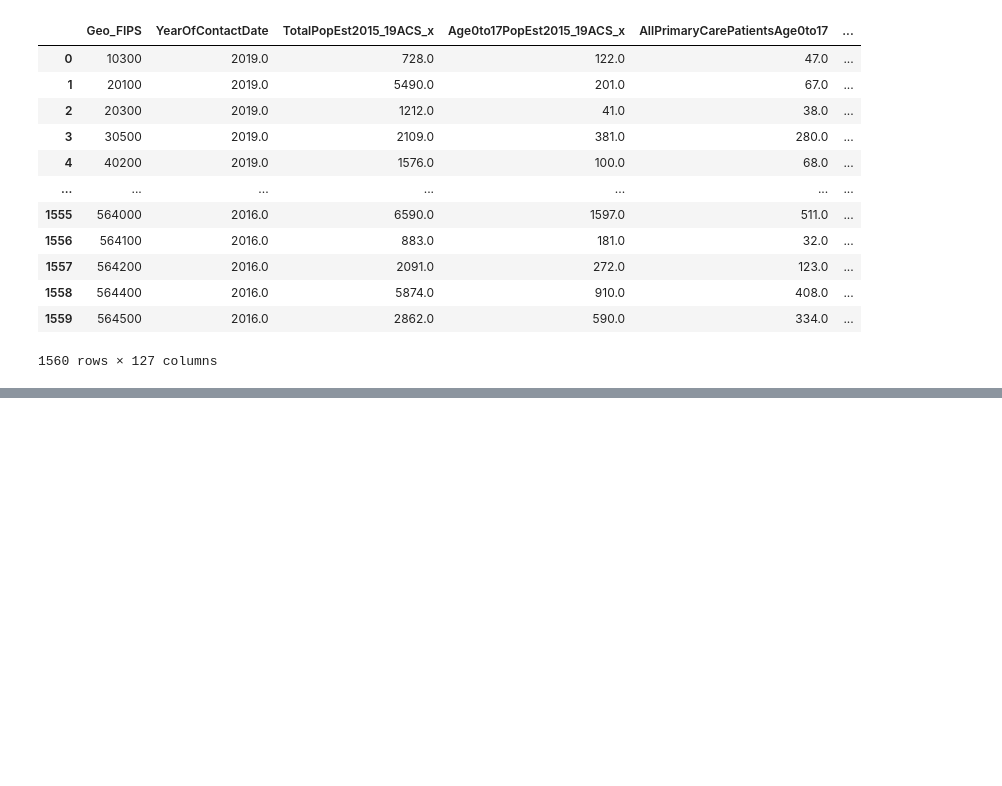
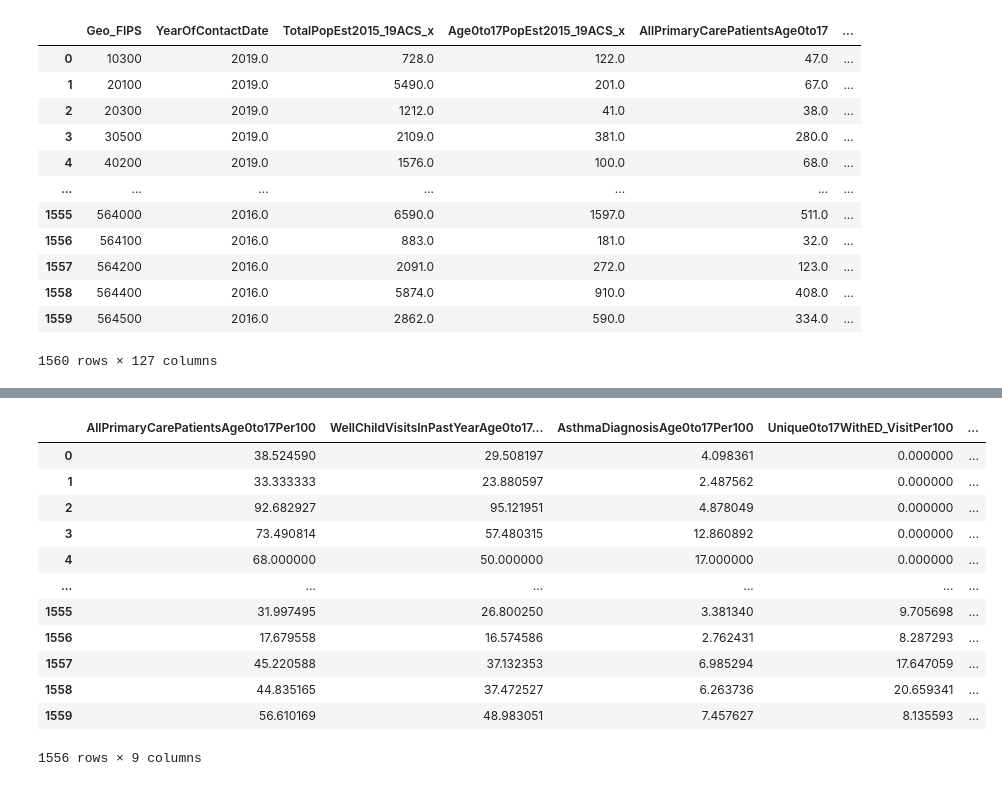
Before and after one commit to mbatheja/Allegheny_County_Asthma_ML, a Jupyter notebook: AsthmaUtilization_Cleaning.ipynb, the cells around one changed output, grey strips where cells are left out. Drawn from its saved outputs; the diff is of its cells as text; code cells hidden in the pictures; blank space fills up the shorter version.

```diff
--- a/AsthmaUtilization_Cleaning.ipynb
+++ b/AsthmaUtilization_Cleaning.ipynb
@@ -941,5 +940,4 @@ h2019 = pre1950housing.copy()
 h2019['Year'] = [2019]*len(h2019)
 pre1950 = pd.concat([h2016, h2017, h2018, h2019])
 pre1950
-test = data.merge(pre1950, how = 'left', left_on=['Geo_FIPS','YearOfContactDate'], right_on=['TRACT','Year'])
-test.to_csv('our-data/data_W_1950s.csv')
+data = data.merge(pre1950, how = 'left', left_on=['Geo_FIPS','YearOfContactDate'], right_on=['TRACT','Year'])
@@ -945,0 +969,9 @@ test.to_csv('our-data/data_W_1950s.csv')
+# %%
+#Thus, we drop data for this census tract
+data = data[data['Age0to17PopEst2015_19ACS_x']!= 0]
+
+#Separating out columns that we need to calculate a per100 value for
+per100Cols = data.columns.to_list()[4:15]
+#Removing for columns for those under 1 year old
+per100Cols = per100Cols[0:3]+per100Cols[4:7]+per100Cols[8:]
+per100Cols
@@ -945,0 +988,8 @@ test.to_csv('our-data/data_W_1950s.csv')
+# %%
+# For each column from the utilization data related to Age 0 to 17 population, we divide per population estimate
+# for this group
+
+for col in per100Cols:
+    data[col+'Per100'] = data[col]/data['Age0to17PopEst2015_19ACS_x']*100
+
+data.iloc[:, -9:].isna().sum()
@@ -945,0 +1007,16 @@ test.to_csv('our-data/data_W_1950s.csv')
+# %%
+data.iloc[:, -9:]
+# %% [output]
+|  | AllPrimaryCarePatientsAge0to17Per100 | WellChildVisitsInPastYearAge0to17... | AsthmaDiagnosisAge0to17Per100 | Unique0to17WithED_VisitPer100 | ... |
+| 0 | 38.524590 | 29.508197 | 4.098361 | 0.000000 | ... |
+| 1 | 33.333333 | 23.880597 | 2.487562 | 0.000000 | ... |
+| 2 | 92.682927 | 95.121951 | 4.878049 | 0.000000 | ... |
+| 3 | 73.490814 | 57.480315 | 12.860892 | 0.000000 | ... |
+| 4 | 68.000000 | 50.000000 | 17.000000 | 0.000000 | ... |
+| ... | ... | ... | ... | ... | ... |
+| 1555 | 31.997495 | 26.800250 | 3.381340 | 9.705698 | ... |
+| 1556 | 17.679558 | 16.574586 | 2.762431 | 8.287293 | ... |
+| 1557 | 45.220588 | 37.132353 | 6.985294 | 17.647059 | ... |
+| 1558 | 44.835165 | 37.472527 | 6.263736 | 20.659341 | ... |
+| 1559 | 56.610169 | 48.983051 | 7.457627 | 8.135593 | ... |
+1556 rows × 9 columns
```
Also changed, not shown: parts of 9 cells of this notebook, 7 other files.
